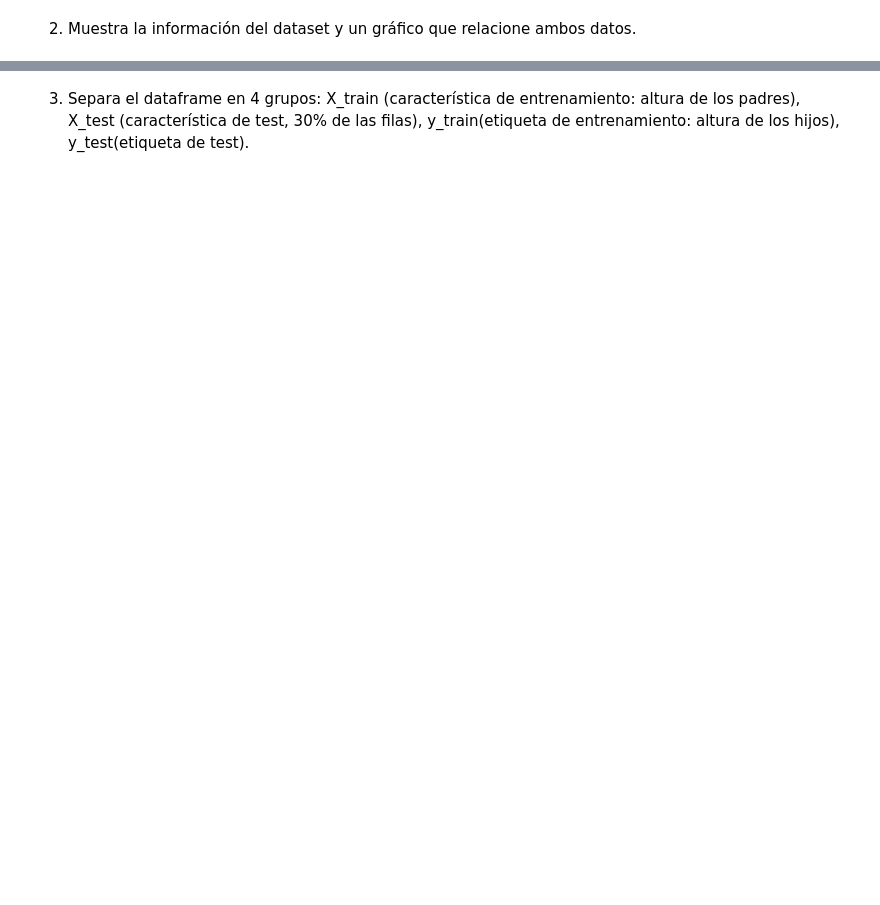
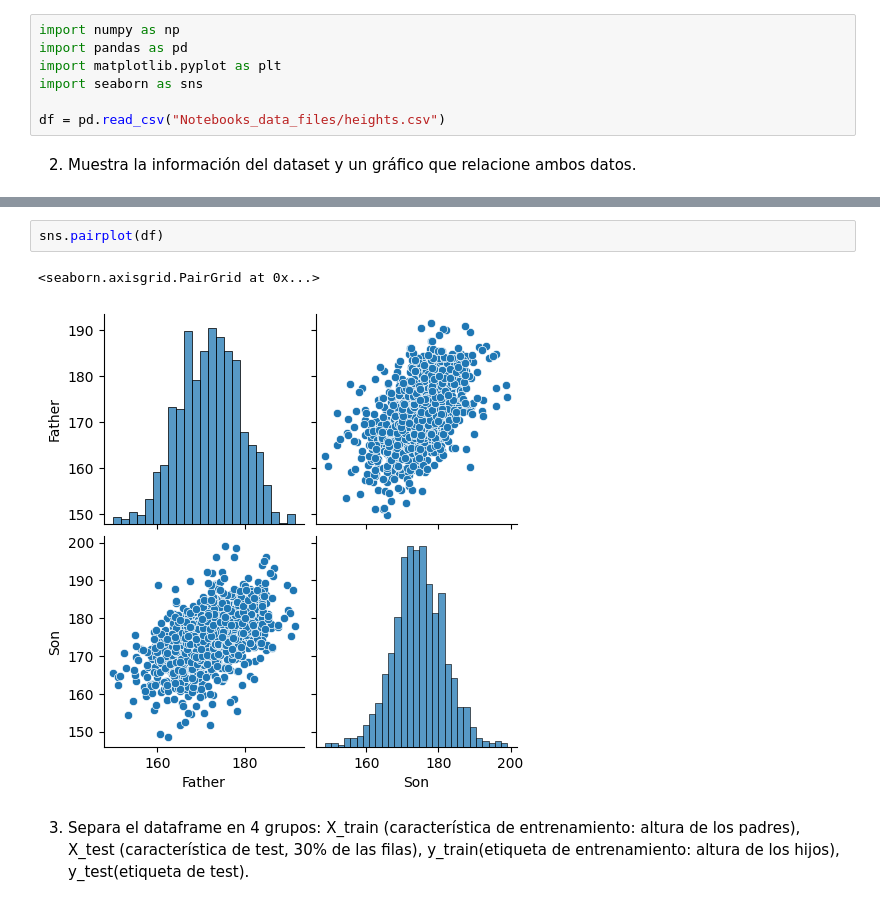
Before and after one commit to Angelmbx/Machine-Learing, a Jupyter notebook: UD2/02_Supervised_Linear_Regression.ipynb, the cells around one changed output, grey strips where cells are left out. Drawn from its saved outputs; the diff is of its cells as text; blank space fills up the shorter version.

Commit message:
Notebook 02 actualizado

```diff
--- a/UD2/02_Supervised_Linear_Regression.ipynb
+++ b/UD2/02_Supervised_Linear_Regression.ipynb
@@ -212,5 +212,12 @@ plt.show()
 Con el dataset heights.csv (altura de padres e hijos):
 
 1. Crea un dataframe de pandas con la información del dataset.
+# %%
+import numpy as np
+import pandas as pd
+import matplotlib.pyplot as plt
+import seaborn as sns
+
+df = pd.read_csv("Notebooks_data_files/heights.csv")
 # %% [markdown]
 2. Muestra la información del dataset y un gráfico que relacione ambos datos.
@@ -217,2 +239,7 @@ Con el dataset heights.csv (altura de padres e hijos):
+# %%
+sns.pairplot(df)
+# %% [output]
+<seaborn.axisgrid.PairGrid at 0x...>
+[figure, added]
 # %% [markdown]
 3. Separa el dataframe en 4 grupos: X_train (característica de entrenamiento: altura de los padres), X_test (característica de test, 30% de las filas), y_train(etiqueta de entrenamiento: altura de los hijos), y_test(etiqueta de test).
```
Also changed, not shown: parts of 14 cells of this notebook.
